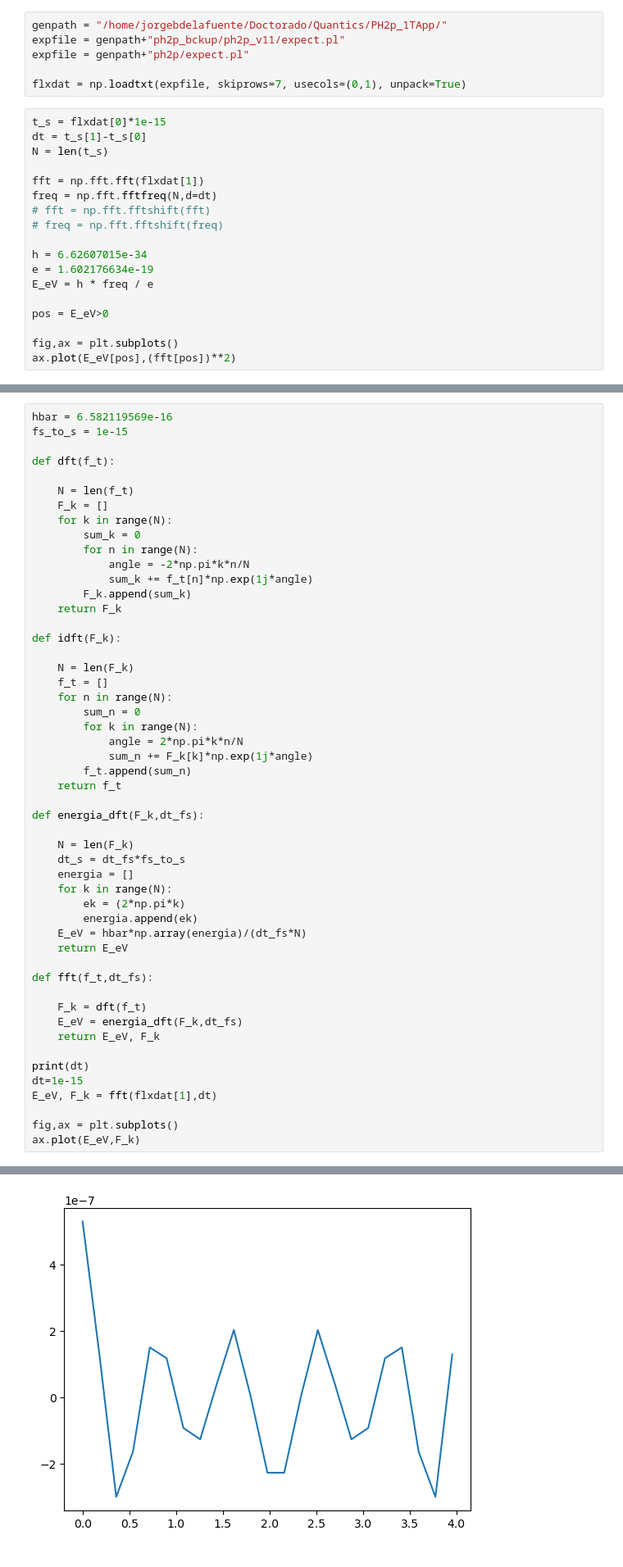
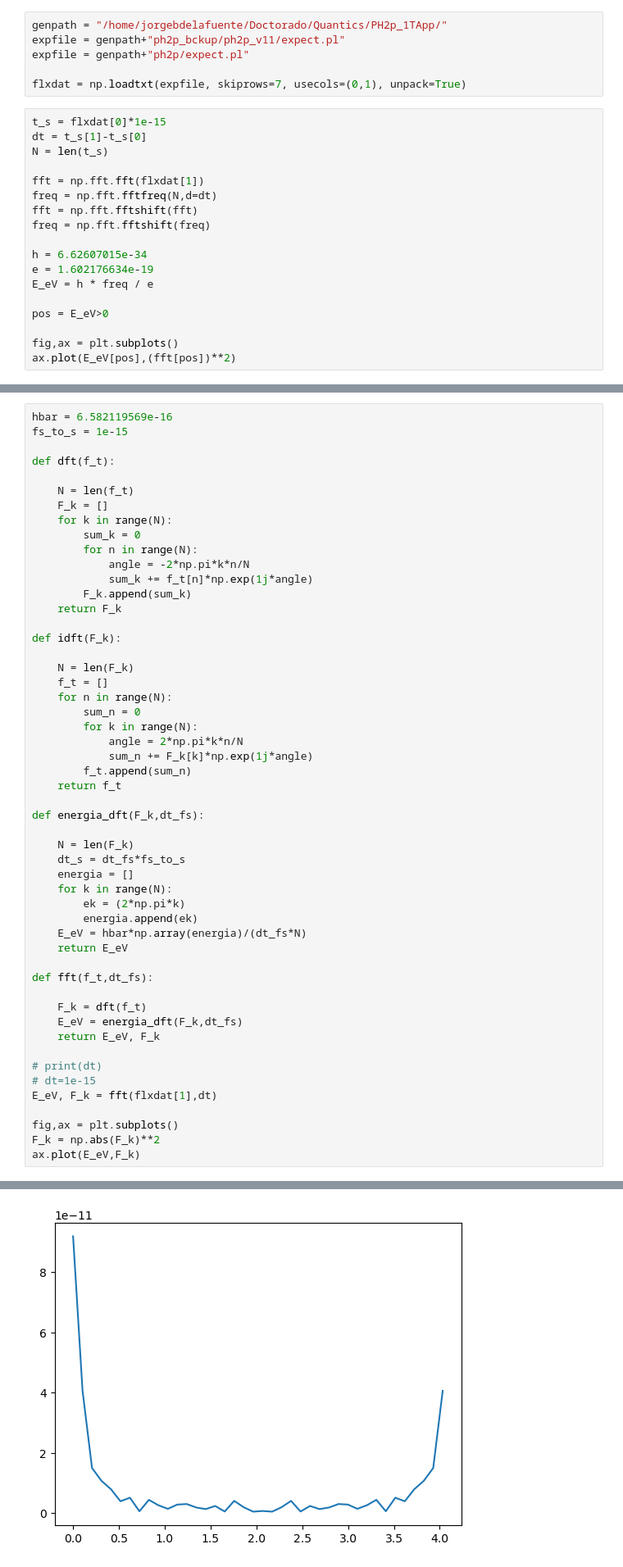
Before and after one commit to Jorgealfue10/WP_Prop_Analysis, a Jupyter notebook: fft_expect.ipynb, the cells around one changed output, grey strips where cells are left out. Shown at 82% size. Drawn from its saved outputs; the diff is of its cells as text.

```diff
--- a/fft_expect.ipynb
+++ b/fft_expect.ipynb
@@ -14,8 +14,8 @@ N = len(t_s)
 
 fft = np.fft.fft(flxdat[1])
 freq = np.fft.fftfreq(N,d=dt)
-# fft = np.fft.fftshift(fft)
-# freq = np.fft.fftshift(freq)
+fft = np.fft.fftshift(fft)
+freq = np.fft.fftshift(freq)
 
 h = 6.62607015e-34
 e = 1.602176634e-19
@@ -73,10 +73,11 @@ def fft(f_t,dt_fs):
     E_eV = energia_dft(F_k,dt_fs)
     return E_eV, F_k
 
-print(dt)
-dt=1e-15
+# print(dt)
+# dt=1e-15
 E_eV, F_k = fft(flxdat[1],dt)
 
 fig,ax = plt.subplots()
+F_k = np.abs(F_k)**2
 ax.plot(E_eV,F_k)
 # %% [output]
@@ -84,5 +85,5 @@ ax.plot(E_eV,F_k)
 [<matplotlib.lines.Line2D at 0x...>]
-[figure, old version]
+[figure, new version]
 # %%
 psifile = genpath+"ph2p/psi"
 
```
Also changed, not shown: parts of 3 cells of this notebook, 1 other file.
